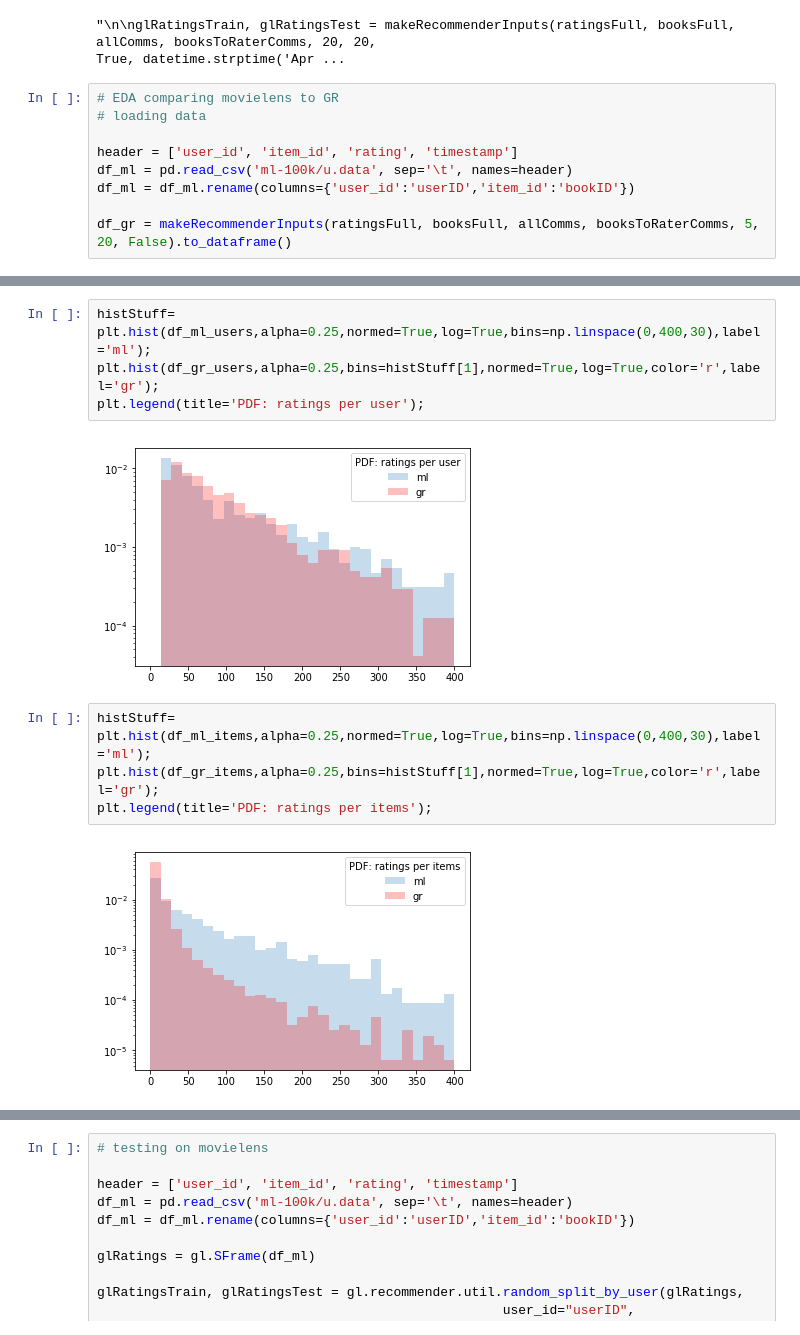
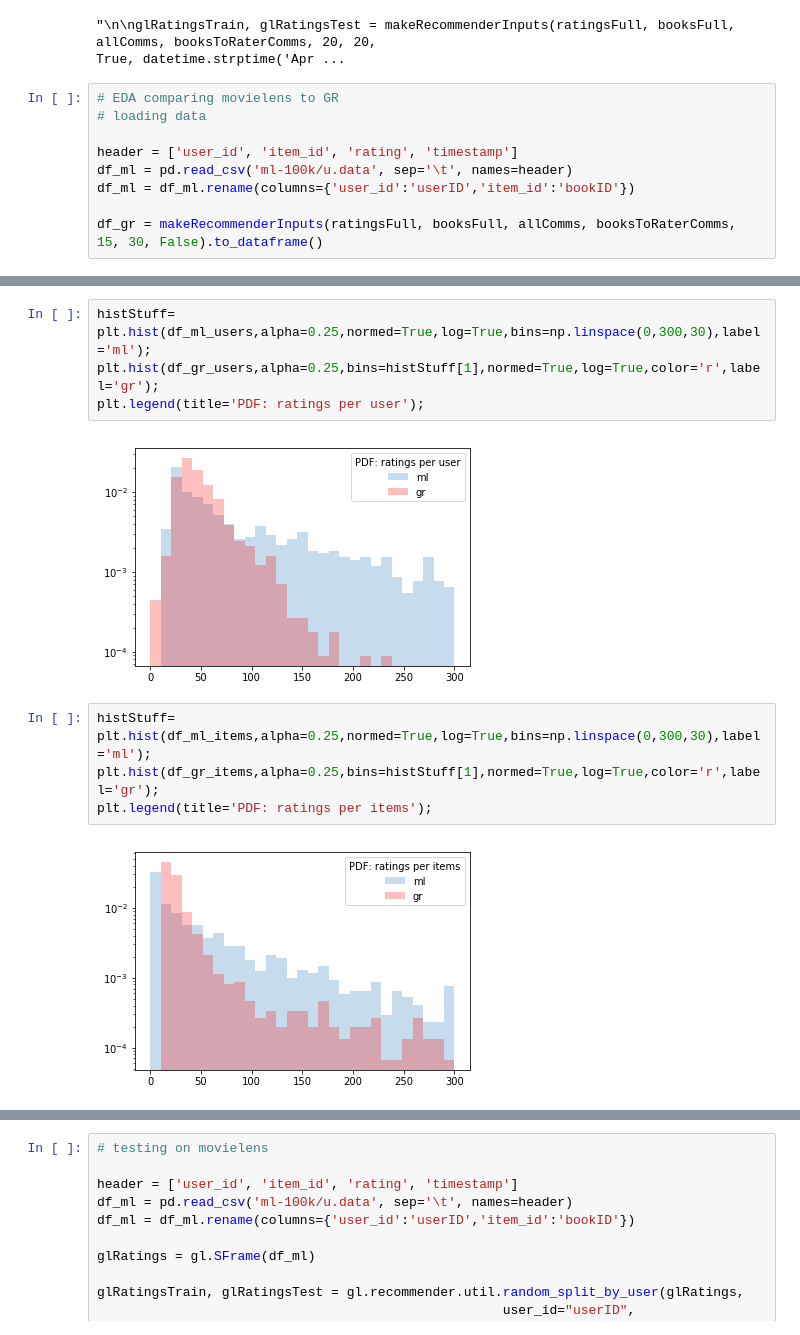
Before and after one commit to rfriel/goodreads_rating_prediction, a Jupyter notebook: src/modeling.ipynb, the cells around one changed output, grey strips where cells are left out. Cells and saved outputs as stored; diff of their text form.

```diff
--- a/src/modeling.ipynb
+++ b/src/modeling.ipynb
@@ -93,7 +93,7 @@ header = ['user_id', 'item_id', 'rating', 'timestamp']
 df_ml = pd.read_csv('ml-100k/u.data', sep='\t', names=header)
 df_ml = df_ml.rename(columns={'user_id':'userID','item_id':'bookID'})
 
-df_gr = makeRecommenderInputs(ratingsFull, booksFull, allComms, booksToRaterComms, 5, 20, False).to_dataframe()
+df_gr = makeRecommenderInputs(ratingsFull, booksFull, allComms, booksToRaterComms, 15, 30, False).to_dataframe()
 # %%
 # EDA comparing movielens to GR
 
@@ -132,16 +132,16 @@ max        618.000000
 Name: rating, dtype: float64
 # %%
-histStuff= plt.hist(df_ml_users,alpha=0.25,normed=True,log=True,bins=np.linspace(0,400,30),label='ml');
+histStuff= plt.hist(df_ml_users,alpha=0.25,normed=True,log=True,bins=np.linspace(0,300,30),label='ml');
 plt.hist(df_gr_users,alpha=0.25,bins=histStuff[1],normed=True,log=True,color='r',label='gr');
 plt.legend(title='PDF: ratings per user');
 # %% [output]
-[figure, old version]
+[figure, new version]
 # %%
-histStuff= plt.hist(df_ml_items,alpha=0.25,normed=True,log=True,bins=np.linspace(0,400,30),label='ml');
+histStuff= plt.hist(df_ml_items,alpha=0.25,normed=True,log=True,bins=np.linspace(0,300,30),label='ml');
 plt.hist(df_gr_items,alpha=0.25,bins=histStuff[1],normed=True,log=True,color='r',label='gr');
 plt.legend(title='PDF: ratings per items');
 # %% [output]
-[figure, old version]
+[figure, new version]
 # %%
 plt.plot(df_ml_users,df_ml_users.rank()/len(df_ml_users.rank()),'o',label='ml');
 plt.plot(df_gr_users,df_gr_users.rank()/len(df_gr_users.rank()),'o',label='gr');
```
Also changed, not shown: parts of 17 cells of this notebook.
